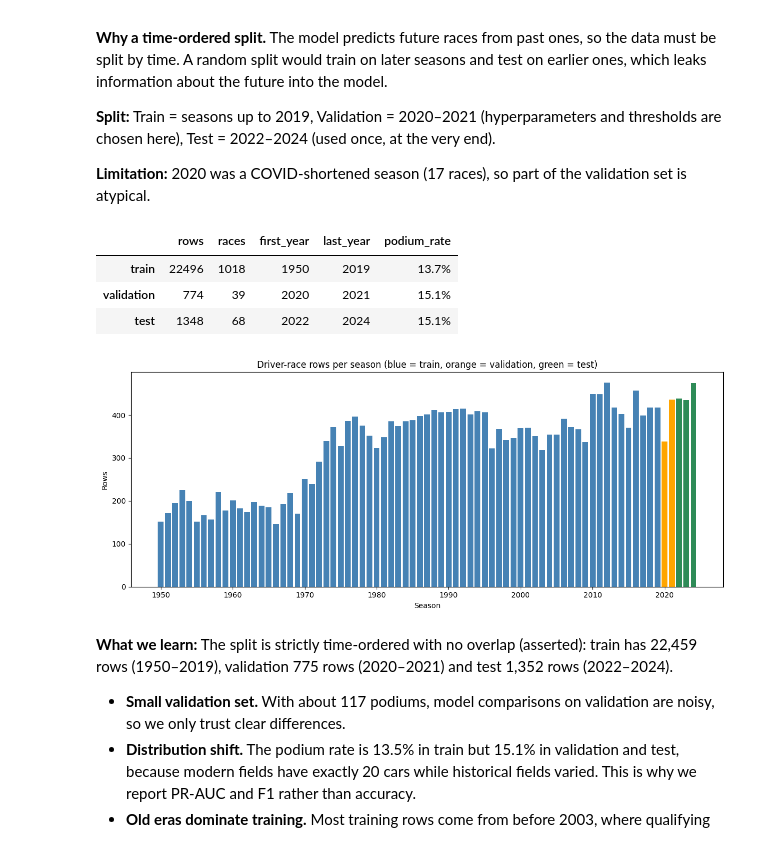
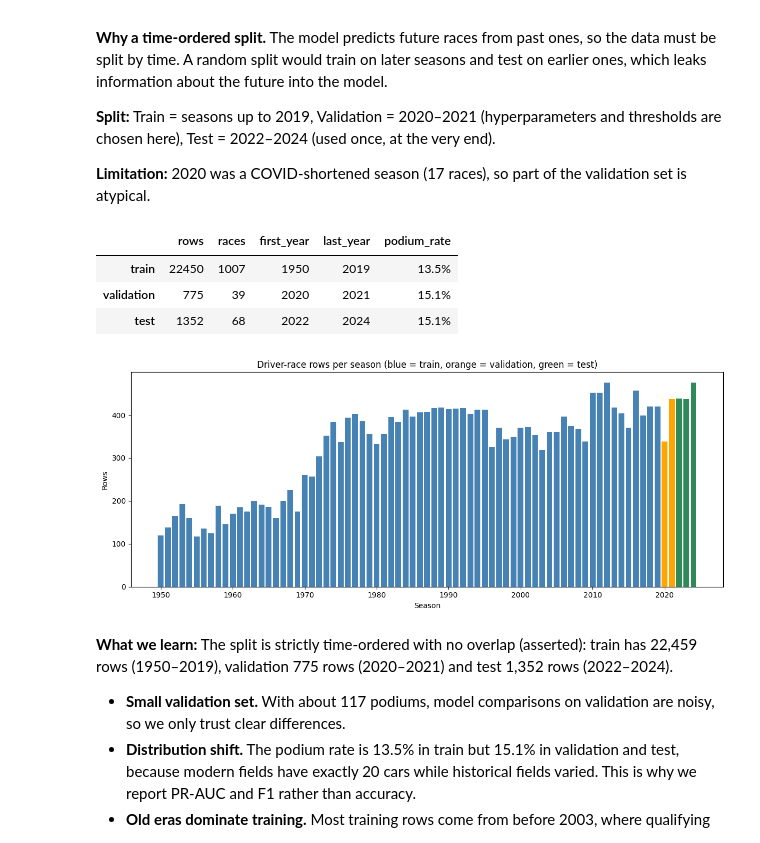
Before and after one commit to youssefyouki/team_12-acl-project-F1-predictoion, a Jupyter notebook: f1-prediction.ipynb, the cells around one changed output. Drawn from its saved outputs; the diff is of its cells as text; code cells hidden in the pictures.

```diff
--- a/f1-prediction.ipynb
+++ b/f1-prediction.ipynb
@@ -2047,37 +3111,41 @@ We add four features:
 
 **Round 1.** The first race of each season has no previous standings. These rows get filled with 0 (zero points, no position), which is the correct pre-season state.
 # %%
-# ── Phase 2, Step 4: Leakage-safe standings features ─────────────────────────
-drv_std = (driver_standings_df.reset_index()
-           .merge(races_df.reset_index()[['raceId', 'year', 'round']],
-                  on='raceId', how='left')
+# ── Leakage-safe standings features ───────────────────────────────────────────
+race_rounds = races.reset_index()[['raceId', 'year', 'round']]
+
+drv_std = (driver_standings.reset_index()[['raceId', 'driverId', 'points', 'position']]
+           .merge(race_rounds, on='raceId', how='left')
            [['driverId', 'year', 'round', 'points', 'position']]
-           .rename(columns={'points': 'drv_pts_prev',
-                            'position': 'drv_standing_prev'}))
+           .rename(columns={'points': 'drv_pts_prev', 'position': 'drv_standing_prev'}))
 drv_std['round'] += 1  # shift: "after round N" becomes the feature for round N+1
 
-con_std = (constructor_standings_df.reset_index()
-           .merge(races_df.reset_index()[['raceId', 'year', 'round']],
-                  on='raceId', how='left')
+con_std = (constructor_standings.reset_index()[['raceId', 'constructorId', 'points', 'position']]
+           .merge(race_rounds, on='raceId', how='left')
            [['constructorId', 'year', 'round', 'points', 'position']]
-           .rename(columns={'points': 'con_pts_prev',
-                            'position': 'con_standing_prev'}))
+           .rename(columns={'points': 'con_pts_prev', 'position': 'con_standing_prev'}))
 con_std['round'] += 1
 
-base = base.merge(drv_std, on=['driverId', 'year', 'round'], how='left')
-base = base.merge(con_std, on=['constructorId', 'year', 'round'], how='left')
+assert not drv_std.duplicated(['driverId', 'year', 'round']).any()
+assert not con_std.duplicated(['constructorId', 'year', 'round']).any()
 
-# Round 1 of each season: no previous standings → fill 0
+n_rows = len(model_table)
+model_table = model_table.merge(drv_std, on=['driverId', 'year', 'round'], how='left')
+model_table = model_table.merge(con_std, on=['constructorId', 'year', 'round'], how='left')
+assert len(model_table) == n_rows, "the standings merge changed the number of rows"
+
+# Round 1 of each season (or no standings entry yet): no previous standings -> fill 0
 for c in ['drv_pts_prev', 'drv_standing_prev', 'con_pts_prev', 'con_standing_prev']:
-    base[c] = base[c].fillna(0)
+    model_table[c] = model_table[c].fillna(0)
 
 # Sanity check: 2018 round 2 should show points scored in round 1 only
-check = (base[(base['year'] == 2018) & (base['round'] == 2)]
+check = (model_table[(model_table['year'] == 2018) & (model_table['round'] == 2)]
          .nlargest(5, 'drv_pts_prev')
-         [['driverId', 'drv_pts_prev', 'drv_standing_prev',
-           'con_pts_prev', 'con_standing_prev']])
+         [['driverId', 'drv_pts_prev', 'drv_standing_prev', 'con_pts_prev', 'con_standing_prev']])
 print("2018 Bahrain GP (round 2): standings entering the race")
 print(check.to_string(index=False))
+
+model_table = model_table.set_index(idx_name)
 # %% [output]
 2018 Bahrain GP (round 2): standings entering the race
  driverId  drv_pts_prev  drv_standing_prev  con_pts_prev  con_standing_prev
@@ -2170,9 +3245,8 @@ thresholds are chosen here), Test = 2022–2024 (used once, at the very end).
 validation set is atypical.
 # %%
 # ── Time-ordered split ────────────────────────────────────────────────────────
-# Until P1's final modeling table exists we build on q1 (one row per driver per race).
-# To switch later, change only this line:
-model_df = base.copy()
+# The final modeling table built above (grid + qualifying + form + standings features):
+model_df = model_table.copy()
 
 REQUIRED = ['raceId', 'driverId', 'constructorId', 'circuitId', 'year', 'round', 'podium']
 missing = [c for c in REQUIRED if c not in model_df.columns]
@@ -2184,37 +3258,37 @@ model_df = model_df.sort_values(['year', 'round', 'raceId']).reset_index(drop=Tr
 train_df = model_df[model_df['year'] <= 2019].copy()
 val_df   = model_df[model_df['year'].between(2020, 2021)].copy()
 test_df  = model_df[model_df['year'] >= 2022].copy()
 
 # ── Checks ───────────────────────────────────────────────────────────────────
 assert len(train_df) + len(val_df) + len(test_df) == len(model_df), "Rows lost or duplicated"
 assert train_df['year'].max() < val_df['year'].min() < test_df['year'].min(), "Splits overlap in time"
 assert set(train_df['raceId']).isdisjoint(val_df['raceId']) and \
        set(val_df['raceId']).isdisjoint(test_df['raceId']), "A race appears in two splits"
 
 summary = pd.DataFrame({
     'rows':        [len(train_df), len(val_df), len(test_df)],
     'races':       [d['raceId'].nunique() for d in (train_df, val_df, test_df)],
     'first_year':  [d['year'].min() for d in (train_df, val_df, test_df)],
     'last_year':   [d['year'].max() for d in (train_df, val_df, test_df)],
     'podium_rate': [d['podium'].mean() for d in (train_df, val_df, test_df)],
 }, index=['train', 'validation', 'test'])
 display(summary.style.format({'podium_rate': '{:.1%}'}))
 
 # ── Plot: rows per season, coloured by split ──────────────────────────────────
 rows_per_year = model_df.groupby('year').size()
 colors = ['steelblue' if y <= 2019 else 'orange' if y <= 2021 else 'seagreen'
           for y in rows_per_year.index]
 fig, ax = plt.subplots(figsize=(12, 5))
 ax.bar(rows_per_year.index, rows_per_year.values, color=colors, edgecolor='none')
 ax.set_title('Driver-race rows per season (blue = train, orange = validation, green = test)')
 ax.set_xlabel('Season'); ax.set_ylabel('Rows')
 plt.tight_layout(); plt.show()
 # %% [output]
 |  | rows | races | first_year | last_year | podium_rate |
-| train | 22496 | 1018 | 1950 | 2019 | 13.7% |
-| validation | 774 | 39 | 2020 | 2021 | 15.1% |
-| test | 1348 | 68 | 2022 | 2024 | 15.1% |
+| train | 22450 | 1007 | 1950 | 2019 | 13.5% |
+| validation | 775 | 39 | 2020 | 2021 | 15.1% |
+| test | 1352 | 68 | 2022 | 2024 | 15.1% |
-[figure, old version]
+[figure, new version]
 # %% [markdown]
 **What we learn:** The split is strictly time-ordered with no overlap (asserted):
 train has 22,459 rows (1950–2019), validation 775 rows (2020–2021) and test
```
Also changed, not shown: parts of 126 cells of this notebook.
